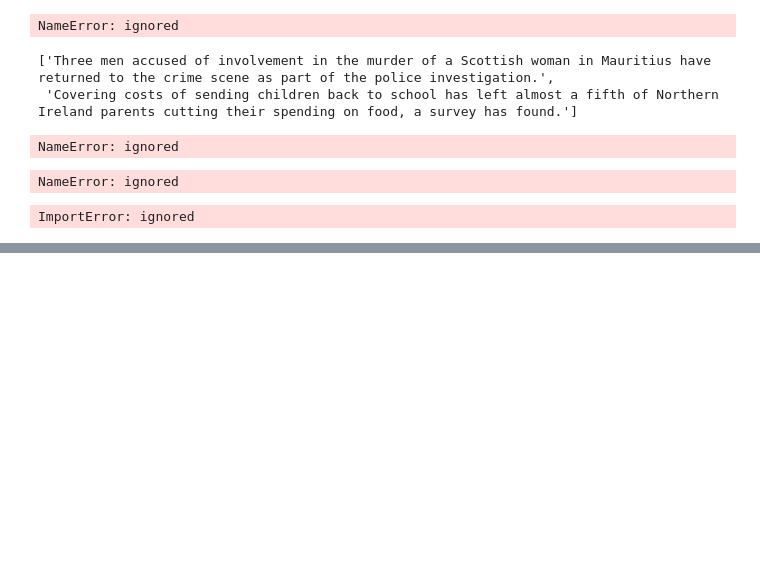
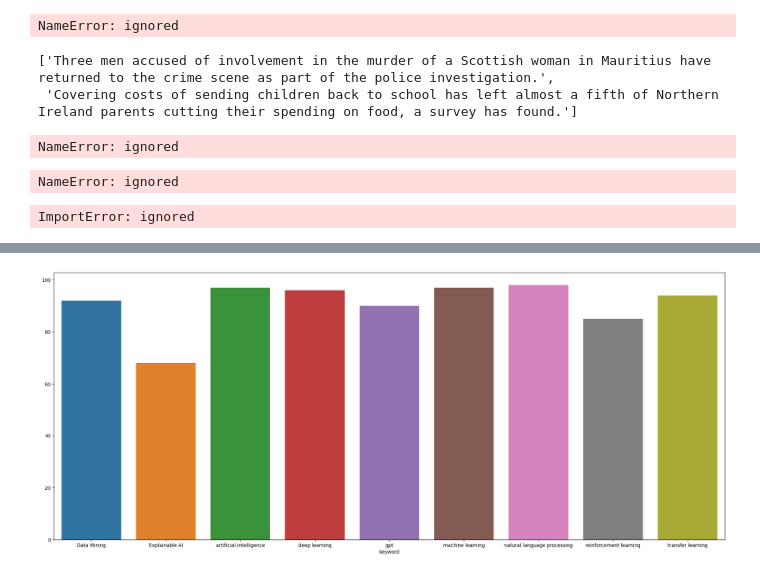
Before and after one commit to lavanyaasehgal/IntelliShorts, a Jupyter notebook: NLP_summarizer.ipynb, the cells around one changed output, grey strips where cells are left out. Saved outputs shown, nothing was run; the diff lists cells and outputs as text; code cells hidden in the pictures; blank space fills up the shorter version.

```diff
--- a/NLP_summarizer.ipynb
+++ b/NLP_summarizer.ipynb
@@ -1133,0 +1556,7 @@ ImportError: ignored
+# %%
+df=pd.read_csv("/content/drive/MyDrive/nlp data/combined_data.csv")
+# %%
+df=df[['keyword','content','title']]
+# %%
+df['articles_length']=df['content'].apply(lambda x:len(x.split()))
+df['summaries_length']=df['title'].apply(lambda x:len(x.split()))
@@ -1133,0 +1579,7 @@ ImportError: ignored
+# %%
+plt.figure(figsize=(25, 10))
+category_sizes=df.groupby('keyword').size()
+sns.barplot(x=category_sizes.index, y=category_sizes)
+plt.show()
+# %% [output]
+[figure, added]
```
Also changed, not shown: parts of 68 cells of this notebook.
